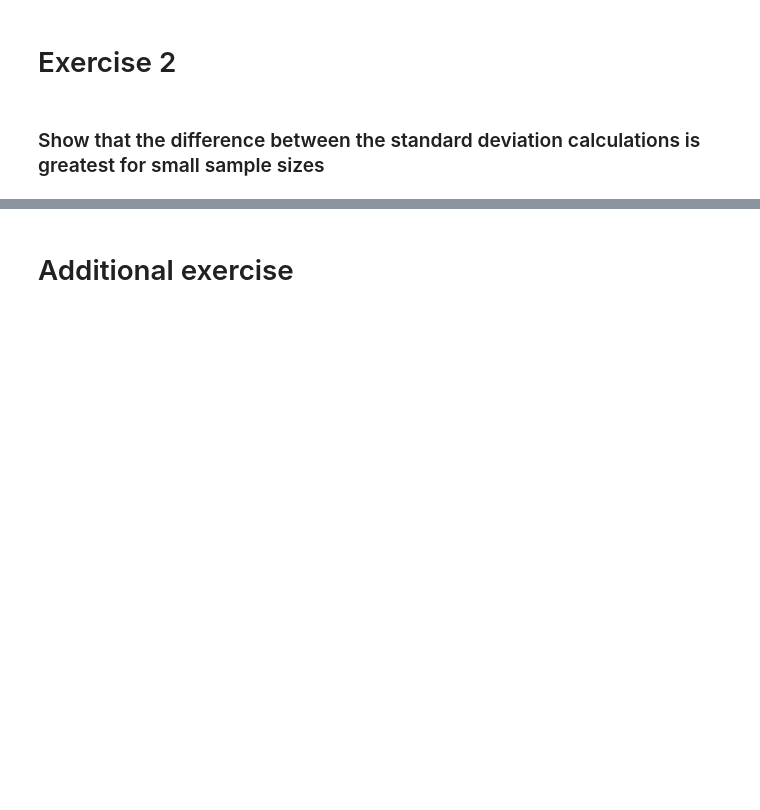
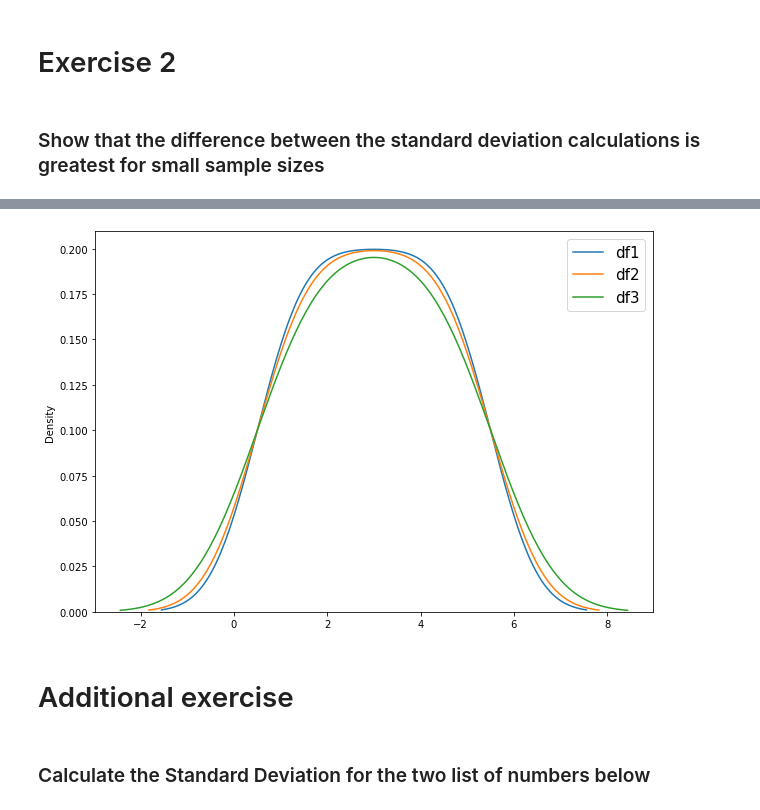
Before and after one commit to Anna20041983/funddata-assesment, a Jupyter notebook: practicals/03-bias-exercises.ipynb, the cells around one changed output, grey strips where cells are left out. Cells and saved outputs as stored; diff of their text form; code cells hidden in the pictures; blank space fills up the shorter version.

```diff
--- a/practicals/03-bias-exercises.ipynb
+++ b/practicals/03-bias-exercises.ipynb
@@ -32,5 +92,22 @@ but something attractive, what differs this person from others.
+# %%
+# Show the Standard Deviation for each of the sample size
+
+# Apply plot size
+plt.figure(figsize=(10,7))
+
+sns.kdeplot(df1)
+sns.kdeplot(df2)
+sns.kdeplot(df3)
+
+plt.legend(['df1','df2','df3'], fontsize='15')
+
+plt.show()
+# %% [output]
+[figure, added]
 # %% [markdown]
 # Additional exercise
+# %% [markdown]
+### Calculate the Standard Deviation for the two list of numbers below
 # %%
 # A list of numbers - four small and one big.
 numbers1 = np.array([1, 1, 1, 1, 10])
```
Also changed, not shown: parts of 20 cells of this notebook.
